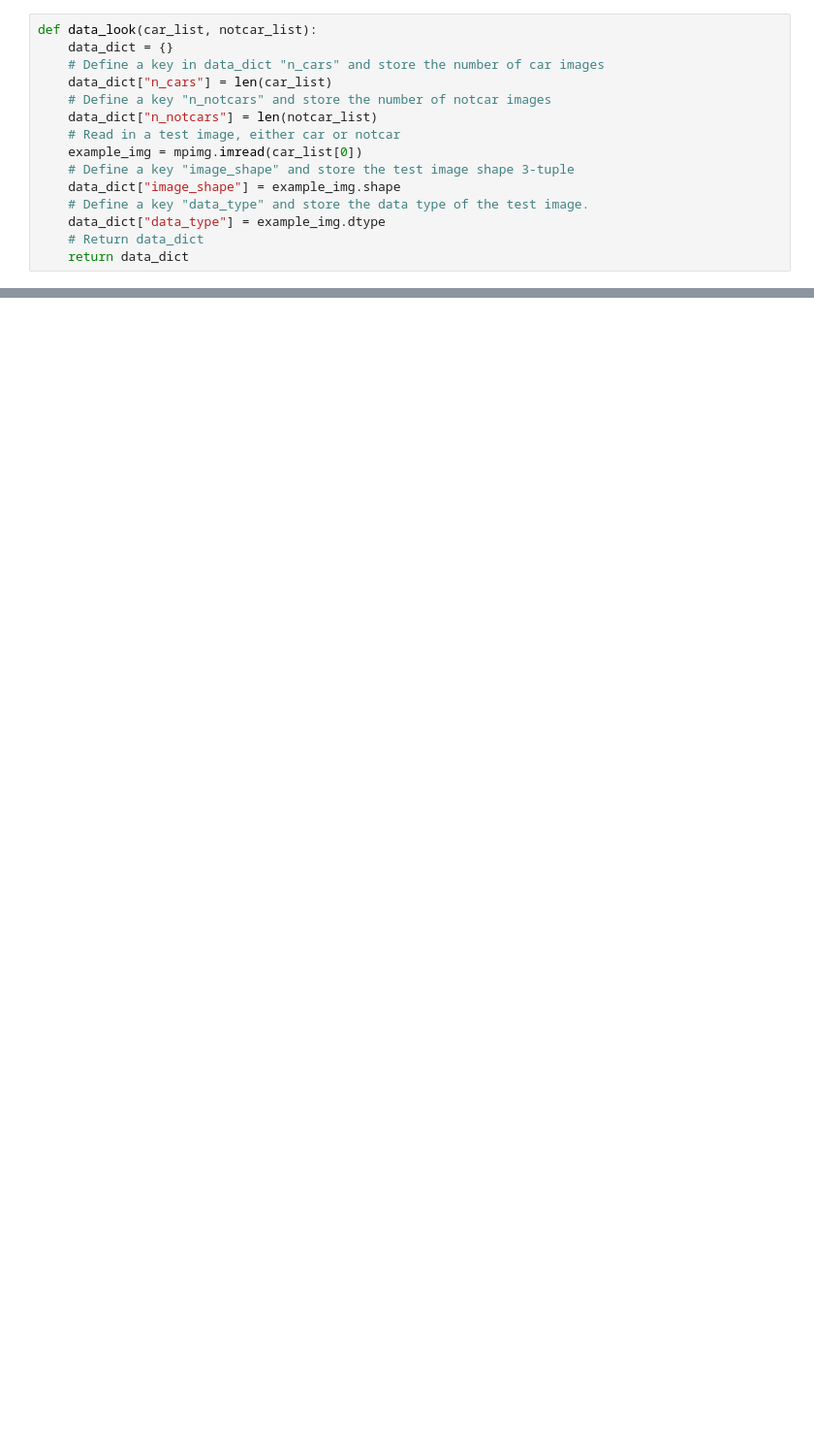
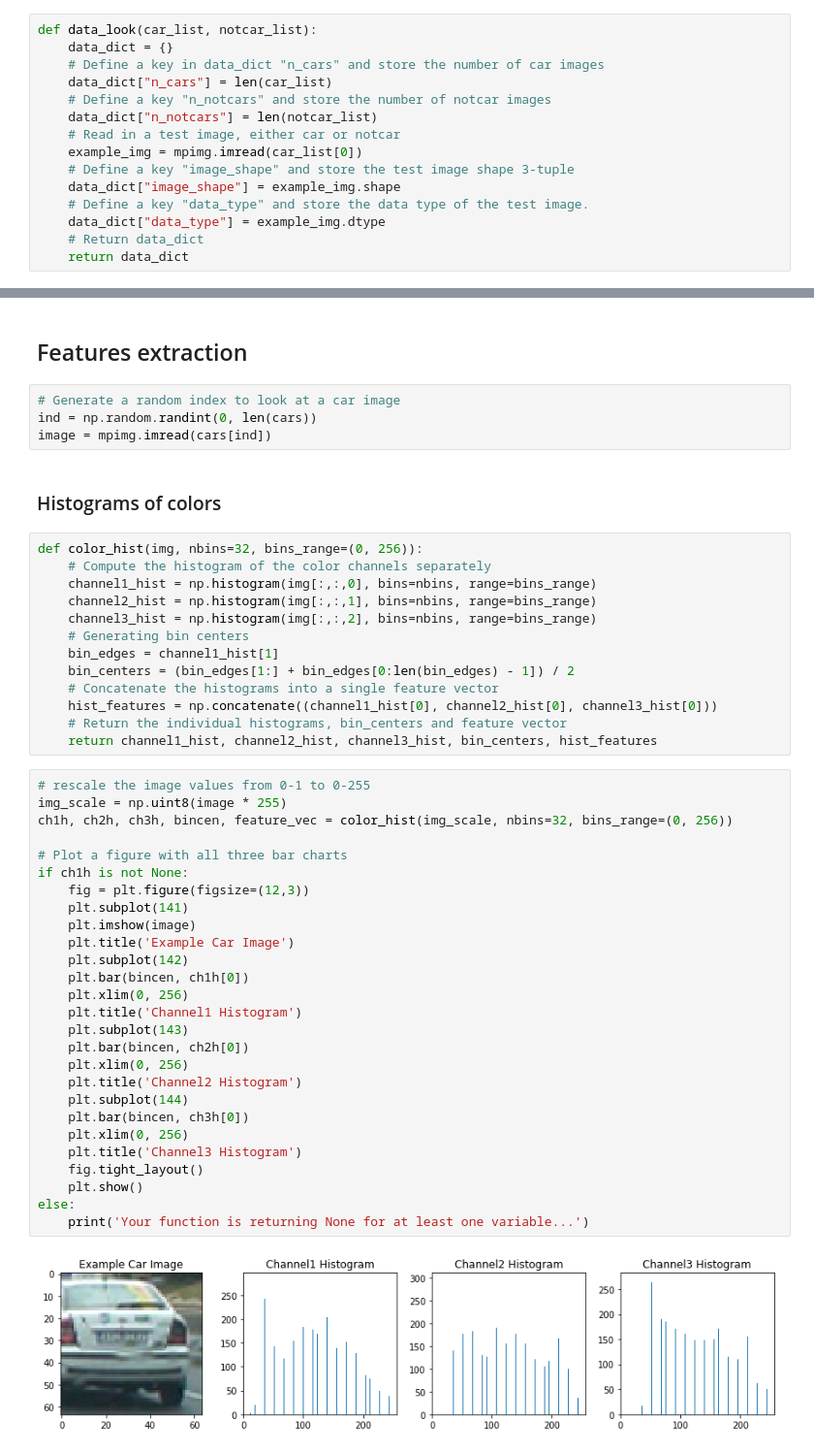
Before and after one commit to sbatururimi/Vehicle-Detection, a Jupyter notebook: Vehicle Detection.ipynb, the cells around one changed output, grey strips where cells are left out. Shown at 97% size. Saved outputs shown, nothing was run; the diff lists cells and outputs as text; blank space fills up the shorter version.

Commit message:
histogram of colors

```diff
--- a/Vehicle Detection.ipynb
+++ b/Vehicle Detection.ipynb
@@ -103,0 +113,50 @@ of size:  (64, 64, 3)  and data type: float32
+# %% [markdown]
+## Features extraction
+# %%
+# Generate a random index to look at a car image
+ind = np.random.randint(0, len(cars))
+image = mpimg.imread(cars[ind])
+# %% [markdown]
+### Histograms of colors
+# %%
+def color_hist(img, nbins=32, bins_range=(0, 256)):
+    # Compute the histogram of the color channels separately
+    channel1_hist = np.histogram(img[:,:,0], bins=nbins, range=bins_range)
+    channel2_hist = np.histogram(img[:,:,1], bins=nbins, range=bins_range)
+    channel3_hist = np.histogram(img[:,:,2], bins=nbins, range=bins_range)
+    # Generating bin centers
+    bin_edges = channel1_hist[1]
+    bin_centers = (bin_edges[1:] + bin_edges[0:len(bin_edges) - 1]) / 2
+    # Concatenate the histograms into a single feature vector
+    hist_features = np.concatenate((channel1_hist[0], channel2_hist[0], channel3_hist[0]))
+    # Return the individual histograms, bin_centers and feature vector
+    return channel1_hist, channel2_hist, channel3_hist, bin_centers, hist_features
+# %%
+# rescale the image values from 0-1 to 0-255
+img_scale = np.uint8(image * 255)
+ch1h, ch2h, ch3h, bincen, feature_vec = color_hist(img_scale, nbins=32, bins_range=(0, 256))
+
+# Plot a figure with all three bar charts
+if ch1h is not None:
+    fig = plt.figure(figsize=(12,3))
+    plt.subplot(141)
+    plt.imshow(image)
+    plt.title('Example Car Image')
+    plt.subplot(142)
+    plt.bar(bincen, ch1h[0])
+    plt.xlim(0, 256)
+    plt.title('Channel1 Histogram')
+    plt.subplot(143)
+    plt.bar(bincen, ch2h[0])
+    plt.xlim(0, 256)
+    plt.title('Channel2 Histogram')
+    plt.subplot(144)
+    plt.bar(bincen, ch3h[0])
+    plt.xlim(0, 256)
+    plt.title('Channel3 Histogram')
+    fig.tight_layout()
+    plt.show()
+else:
+    print('Your function is returning None for at least one variable...')
+# %% [output]
+[figure, added]
```
Also changed, not shown: parts of 10 cells of this notebook, 2 other files.
